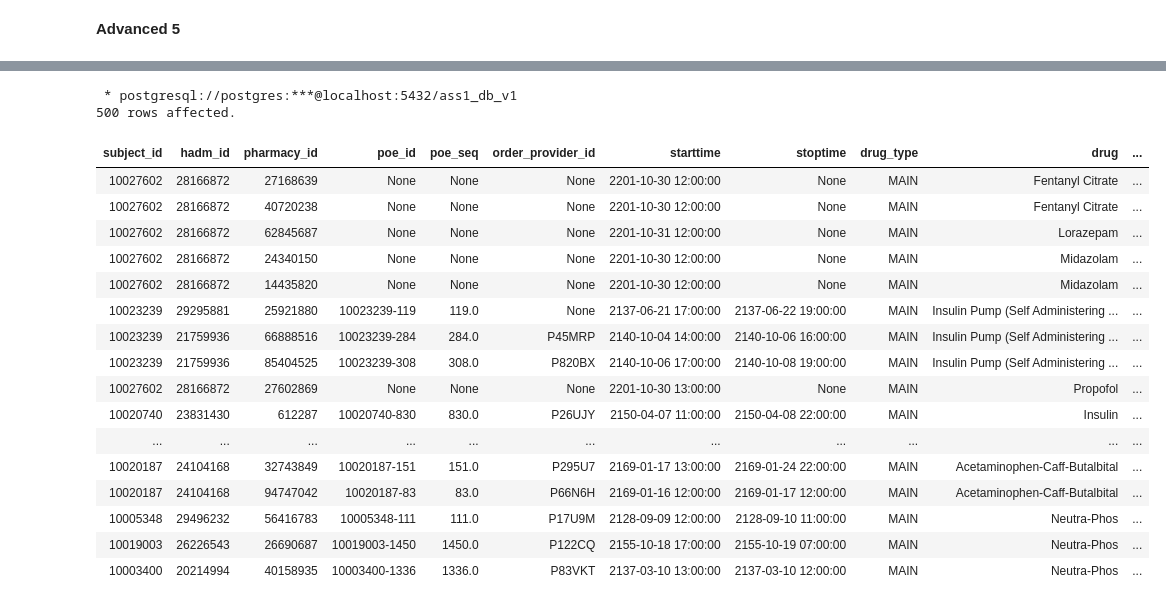
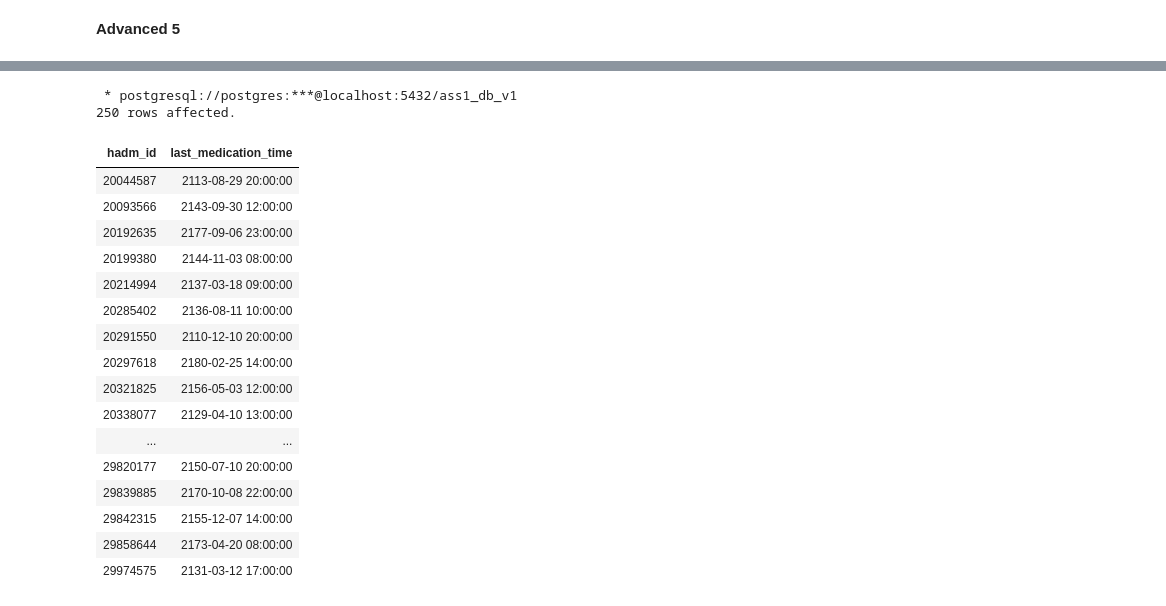
Before and after one commit to sarthak-panda/Sem6, a Jupyter notebook: COL362/Assignments/A1/rough.ipynb, the cells around one changed output, grey strips where cells are left out. Saved outputs shown, nothing was run; the diff lists cells and outputs as text; code cells hidden in the pictures.

```diff
--- a/COL362/Assignments/A1/rough.ipynb
+++ b/COL362/Assignments/A1/rough.ipynb
@@ -1210,25 +1271,25 @@ limit 500
 # %%
 %%sql
-select *
+select distinct on (hadm_id) hadm_id,starttime as last_medication_time
 from hosp.prescriptions
-limit 500
+order by hadm_id,starttime desc
 # %% [output]
  * postgresql://postgres:***@localhost:5432/ass1_db_v1
-500 rows affected.
+250 rows affected.
-| subject_id | hadm_id | pharmacy_id | poe_id | poe_seq | order_provider_id | starttime | stoptime | drug_type | drug | ... |
-| 10027602 | 28166872 | 27168639 | None | None | None | 2201-10-30 12:00:00 | None | MAIN | Fentanyl Citrate | ... |
-| 10027602 | 28166872 | 40720238 | None | None | None | 2201-10-30 12:00:00 | None | MAIN | Fentanyl Citrate | ... |
-| 10027602 | 28166872 | 62845687 | None | None | None | 2201-10-31 12:00:00 | None | MAIN | Lorazepam | ... |
-| 10027602 | 28166872 | 24340150 | None | None | None | 2201-10-30 12:00:00 | None | MAIN | Midazolam | ... |
-| 10027602 | 28166872 | 14435820 | None | None | None | 2201-10-30 12:00:00 | None | MAIN | Midazolam | ... |
-| 10023239 | 29295881 | 25921880 | 10023239-119 | 119.0 | None | 2137-06-21 17:00:00 | 2137-06-22 19:00:00 | MAIN | Insulin Pump (Self Administering ... | ... |
-| 10023239 | 21759936 | 66888516 | 10023239-284 | 284.0 | P45MRP | 2140-10-04 14:00:00 | 2140-10-06 16:00:00 | MAIN | Insulin Pump (Self Administering ... | ... |
-| 10023239 | 21759936 | 85404525 | 10023239-308 | 308.0 | P820BX | 2140-10-06 17:00:00 | 2140-10-08 19:00:00 | MAIN | Insulin Pump (Self Administering ... | ... |
-| 10027602 | 28166872 | 27602869 | None | None | None | 2201-10-30 13:00:00 | None | MAIN | Propofol | ... |
-| 10020740 | 23831430 | 612287 | 10020740-830 | 830.0 | P26UJY | 2150-04-07 11:00:00 | 2150-04-08 22:00:00 | MAIN | Insulin | ... |
-| ... | ... | ... | ... | ... | ... | ... | ... | ... | ... | ... |
-| 10020187 | 24104168 | 32743849 | 10020187-151 | 151.0 | P295U7 | 2169-01-17 13:00:00 | 2169-01-24 22:00:00 | MAIN | Acetaminophen-Caff-Butalbital | ... |
-| 10020187 | 24104168 | 94747042 | 10020187-83 | 83.0 | P66N6H | 2169-01-16 12:00:00 | 2169-01-17 12:00:00 | MAIN | Acetaminophen-Caff-Butalbital | ... |
-| 10005348 | 29496232 | 56416783 | 10005348-111 | 111.0 | P17U9M | 2128-09-09 12:00:00 | 2128-09-10 11:00:00 | MAIN | Neutra-Phos | ... |
-| 10019003 | 26226543 | 26690687 | 10019003-1450 | 1450.0 | P122CQ | 2155-10-18 17:00:00 | 2155-10-19 07:00:00 | MAIN | Neutra-Phos | ... |
-| 10003400 | 20214994 | 40158935 | 10003400-1336 | 1336.0 | P83VKT | 2137-03-10 13:00:00 | 2137-03-10 12:00:00 | MAIN | Neutra-Phos | ... |
+| hadm_id | last_medication_time |
+| 20044587 | 2113-08-29 20:00:00 |
+| 20093566 | 2143-09-30 12:00:00 |
+| 20192635 | 2177-09-06 23:00:00 |
+| 20199380 | 2144-11-03 08:00:00 |
+| 20214994 | 2137-03-18 09:00:00 |
+| 20285402 | 2136-08-11 10:00:00 |
+| 20291550 | 2110-12-10 20:00:00 |
+| 20297618 | 2180-02-25 14:00:00 |
+| 20321825 | 2156-05-03 12:00:00 |
+| 20338077 | 2129-04-10 13:00:00 |
+| ... | ... |
+| 29820177 | 2150-07-10 20:00:00 |
+| 29839885 | 2170-10-08 22:00:00 |
+| 29842315 | 2155-12-07 14:00:00 |
+| 29858644 | 2173-04-20 08:00:00 |
+| 29974575 | 2131-03-12 17:00:00 |
```
Also changed, not shown: parts of 6 cells of this notebook.
